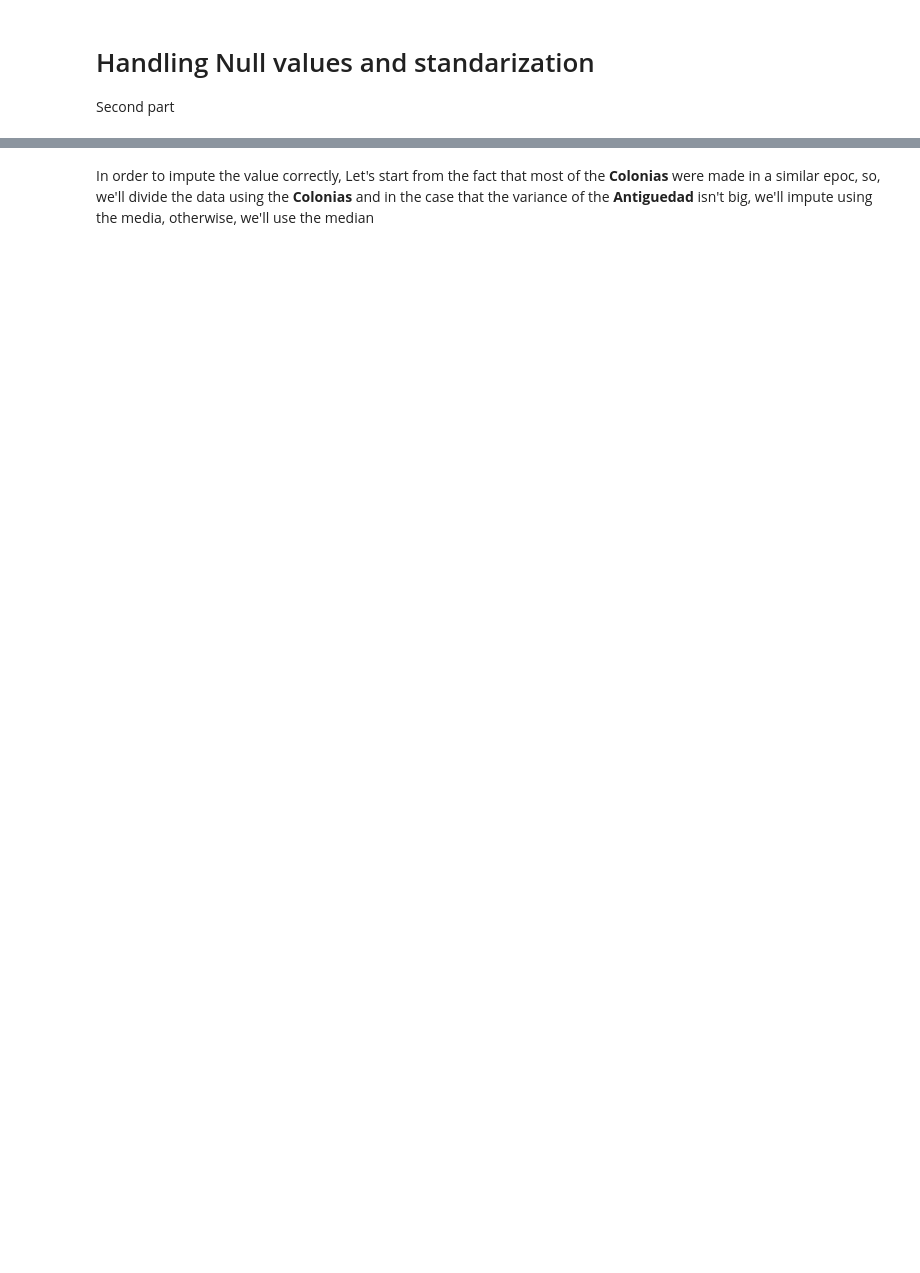
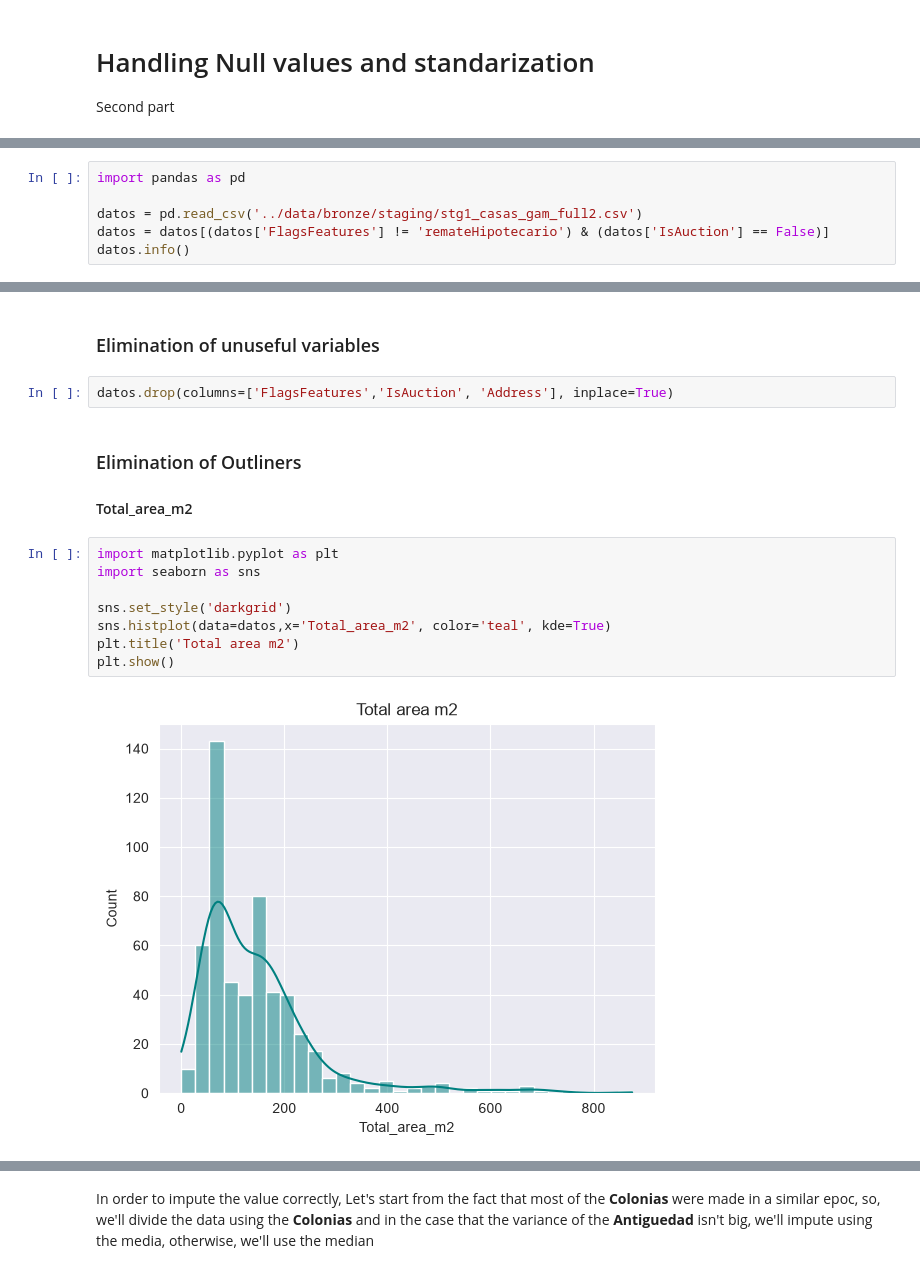
Before and after one commit to gamerOZZY/Zacah_Valuer, a Jupyter notebook: notebooks/Standarization_and_null_values.ipynb, the cells around one changed output, grey strips where cells are left out. Drawn from its saved outputs; the diff is of its cells as text; blank space fills up the shorter version.

```diff
--- a/notebooks/Standarization_and_null_values.ipynb
+++ b/notebooks/Standarization_and_null_values.ipynb
@@ -6,0 +4,6 @@ The variable **Antiguedad** is going to be analyzed and imputed if possible
+# %%
+import pandas as pd
+
+datos = pd.read_csv('../data/bronze/staging/stg1_casas_gam_full2.csv')
+datos = datos[(datos['FlagsFeatures'] != 'remateHipotecario') & (datos['IsAuction'] == False)]
+datos.info()
@@ -7 +28,19 @@ The variable **Antiguedad** is going to be analyzed and imputed if possible
+# %% [markdown]
+### Elimination of unuseful variables
+# %%
+datos.drop(columns=['FlagsFeatures','IsAuction', 'Address'], inplace=True)
+# %% [markdown]
+### Elimination of Outliners
+
+#### Total_area_m2
+# %%
+import matplotlib.pyplot as plt
+import seaborn as sns
+
+sns.set_style('darkgrid')
+sns.histplot(data=datos,x='Total_area_m2', color='teal', kde=True)
+plt.title('Total area m2')
+plt.show()
+# %% [output]
+[figure, added]
 # %%
```
Also changed, not shown: parts of 13 cells of this notebook, 2 other files.
